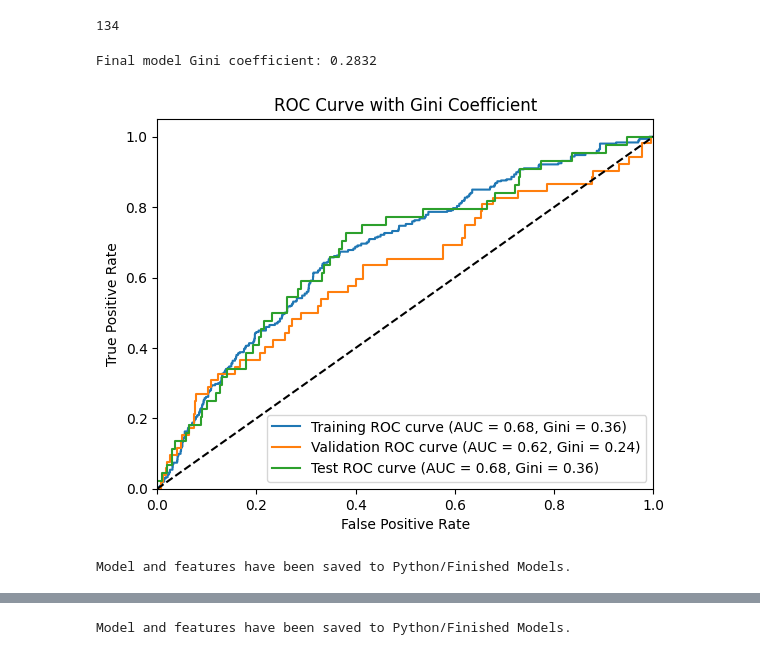
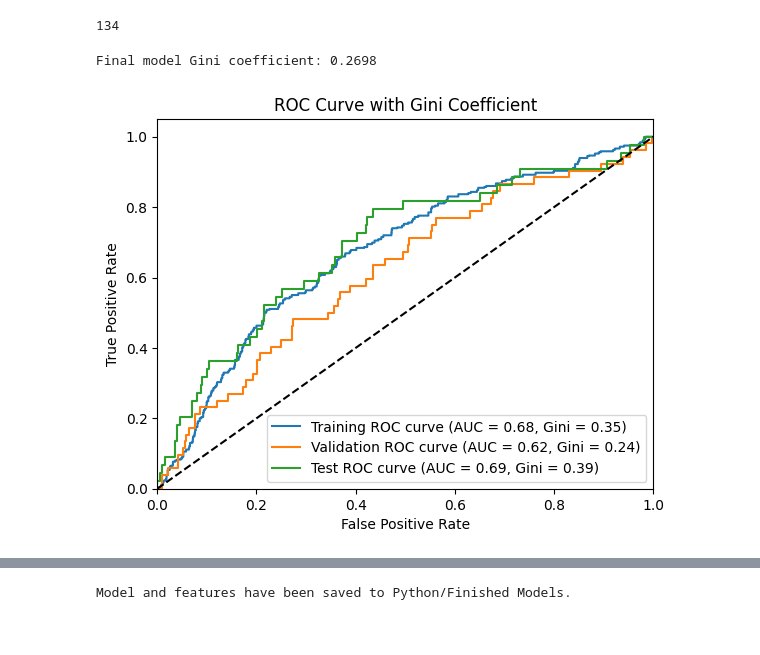
Before and after one commit to AndreasNilssonNstart/PSD2-Data-Engineering-Modeling-DATA-258, a Jupyter notebook: 2. Python/1.7 Find Final LG.ipynb, the cells around one changed output, grey strips where cells are left out. Cells and saved outputs as stored; diff of their text form; code cells hidden in the pictures.

Commit message:
Feature Importance Application Done

```diff
--- a/2. Python/1.7 Find Final LG.ipynb
+++ b/2. Python/1.7 Find Final LG.ipynb
@@ -207,20 +225,44 @@ len(optimal_features)
 134
 # %%
 
-selected = ['avg_Loan', 'avg_Salary', 'avg3Months_CashWithdrawal',
+selected = [ 'avg3Months_CashWithdrawal',
        'avg3Months_Deposit', 'avg3Months_Loan', 'avg3Months_Salary',
        'avg6Months_Gambling', 'avg6Months_HousingCost',
        'avg6Months_Salary', 'count_Loan', 'sum_Salary', 'trend_Gaming',
        'trend_MobilePayment', 'Gambling_sum12Months',
-       'CashWithdrawal_sum12Months', 'CashWithdrawal_sum6Months',
+       'CashWithdrawal_sum12Months',
        'Gaming_count3Months', 'MobilePayment_partOfSalary6Months',
        'DebtCollection_count12Months', 'DebtCollection_sum12Months',
        'InstallmentPayment_count12Months',
-       'InstallmentPayment_partOfSalary12Months',
-       'HousingCost_count6Months', 'HousingCost_partOfSalary3Months',
-       'DirectDebit_sum12Months', 'Unclassified_sum3Months']
 
 
+      'Unclassified_sum3Months'
+
+    #    ## Test these also
+    #      ,'avg_Gambling',
+    #   'avg6Months_Loan',
+      , 'count_PassiveIncome',
+    #   'sum_OtherIncome',
+     #  'trend_DebtCollection',
+        'trend_Salary',
+     #   'CashWithdrawal_count6Months',
+     #   'MobilePayment_count12Months',
+       # 'DebtCollection_sum3Months'
+
+
+       ]
+
+
+
+###'trend_DebtCollection',   'DebtCollection_sum12Months',      'avg_Loan',              'count_Gambling','sum_Gaming', 'HousingCost_count6Months',      'HousingCost_partOfSalary3Months','CashWithdrawal_sum6Months',  'InstallmentPayment_partOfSalary12Months',
+
+
+
+### 'avg_Salary',
+
+
+
+selected = selected
 
 input = df[['Ever90'] +list(selected) ]
 
@@ -231,7 +273,7 @@ all_features = df.drop(columns=['Ever90','ReceivedDate',	'ApplicationID','Accoun
 
 
 ## Scalle
-(Xtrain, Ytrain),(Xval, Yval),  (Xtest, Ytest) = preprocessor.scaller(train,val, test, features =  selected)
+(Xtrain, Ytrain),(Xval, Yval),  (Xtest, Ytest) = preprocessor.scaller(train,val, test, features =  selected,scale = False)
 
 
 import numpy as np
@@ -247,56 +289,39 @@ def gini_score(y_true, y_pred):
     return 2 * roc_auc_score(y_true, y_pred) - 1
 
 # Define the logistic regression model
-logreg = LogisticRegression(random_state=42, max_iter=1000)
+logreg = LogisticRegression(random_state=42, max_iter=100000)
 
 # Perform oversampling on the training data
 oversampler = RandomOverSampler(random_state=420)
 Xtrain_resampled, Ytrain_resampled = oversampler.fit_resample(Xtrain, Ytrain)
 
 # Define the SequentialFeatureSelector object for forward feature selection
 sfs = SequentialFeatureSelector(logreg, direction='forward', scoring=make_scorer(gini_score), cv=StratifiedKFold(3), n_jobs=-1)
 
 # Perform forward feature selection on the resampled data
 sfs.fit(Xtrain_resampled, Ytrain_resampled)
 
 # Output the results
 optimal_features = np.array(selected)[sfs.get_support()]
 
 # Transform the dataset to the optimal feature set
 X_optimal = sfs.transform(Xtrain_resampled)
 
 # Retrain the model with the optimal feature set
 logreg.fit(X_optimal, Ytrain_resampled)
 
 # Evaluate the final model
 final_score = cross_val_score(logreg, X_optimal, Ytrain_resampled, cv=3, scoring=make_scorer(gini_score))
 print("Final model Gini coefficient: %0.4f" % final_score.mean())
 
 # Transform the test set using the selected features
 X_train_optimal = sfs.transform(Xtrain)
 X_val_optimal = sfs.transform(Xval)
 X_test_optimal = sfs.transform(Xtest)
 
 
 # Plot for both the training and val sets
 plot_gini(logreg, X_optimal, Ytrain_resampled, X_val_optimal, Yval, X_test_optimal, Ytest, "ROC Curve with Gini Coefficient")
 # %% [output]
-Final model Gini coefficient: 0.2832
+Final model Gini coefficient: 0.2698
-[figure, old version]
+[figure, new version]
-# %%
-import joblib
-
-path = "../../2. Python/Finished Models"
-os.chdir(path)
-
-
-import joblib
-
-# Save the model and features
-joblib.dump(logreg, os.path.join( 'lg_model_1.pkl'))
-
-joblib.dump(optimal_features, os.path.join('optimal_features_lg_model_1.pkl'))
-
-print("Model and features have been saved to Python/Finished Models.")
-# %% [output]
-Model and features have been saved to Python/Finished Models.
```
Also changed, not shown: parts of 36 cells of this notebook, 8 other files.
